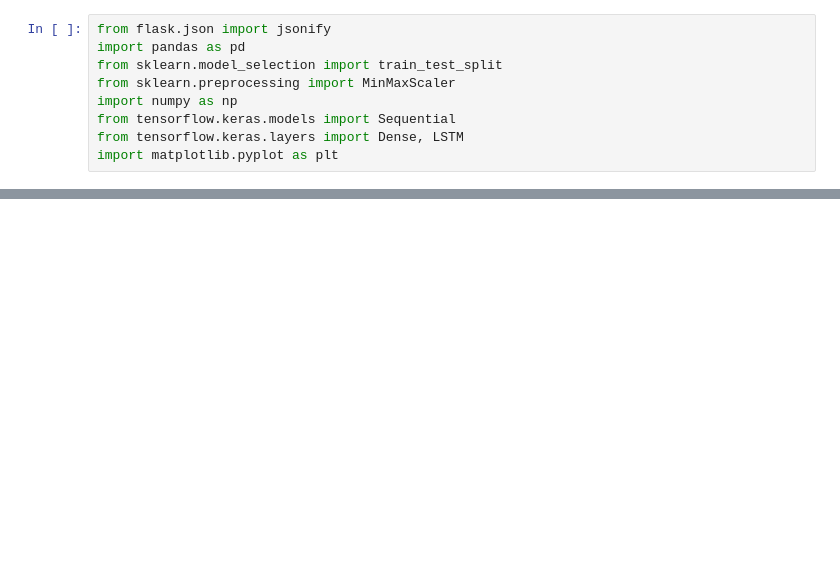
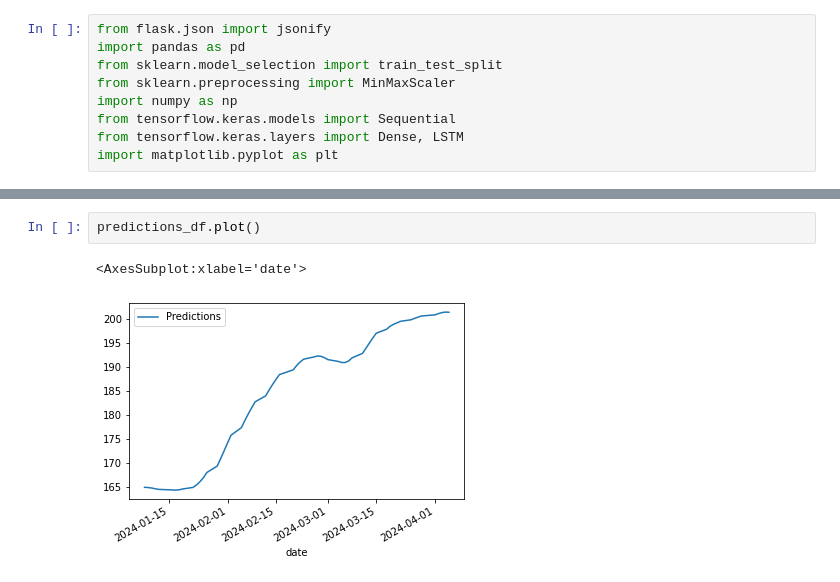
Before and after one commit to MabroorA/stocks-prediction-app, a Jupyter notebook: Machine-learning/Best_model.ipynb, the cells around one changed output, grey strips where cells are left out. Cells and saved outputs as stored; diff of their text form; blank space fills up the shorter version.

```diff
--- a/Machine-learning/Best_model.ipynb
+++ b/Machine-learning/Best_model.ipynb
@@ -161,0 +212,5 @@ df
+# %%
+predictions_df.plot()
+# %% [output]
+<AxesSubplot:xlabel='date'>
+[figure, added]
```
Also changed, not shown: parts of 9 cells of this notebook.
